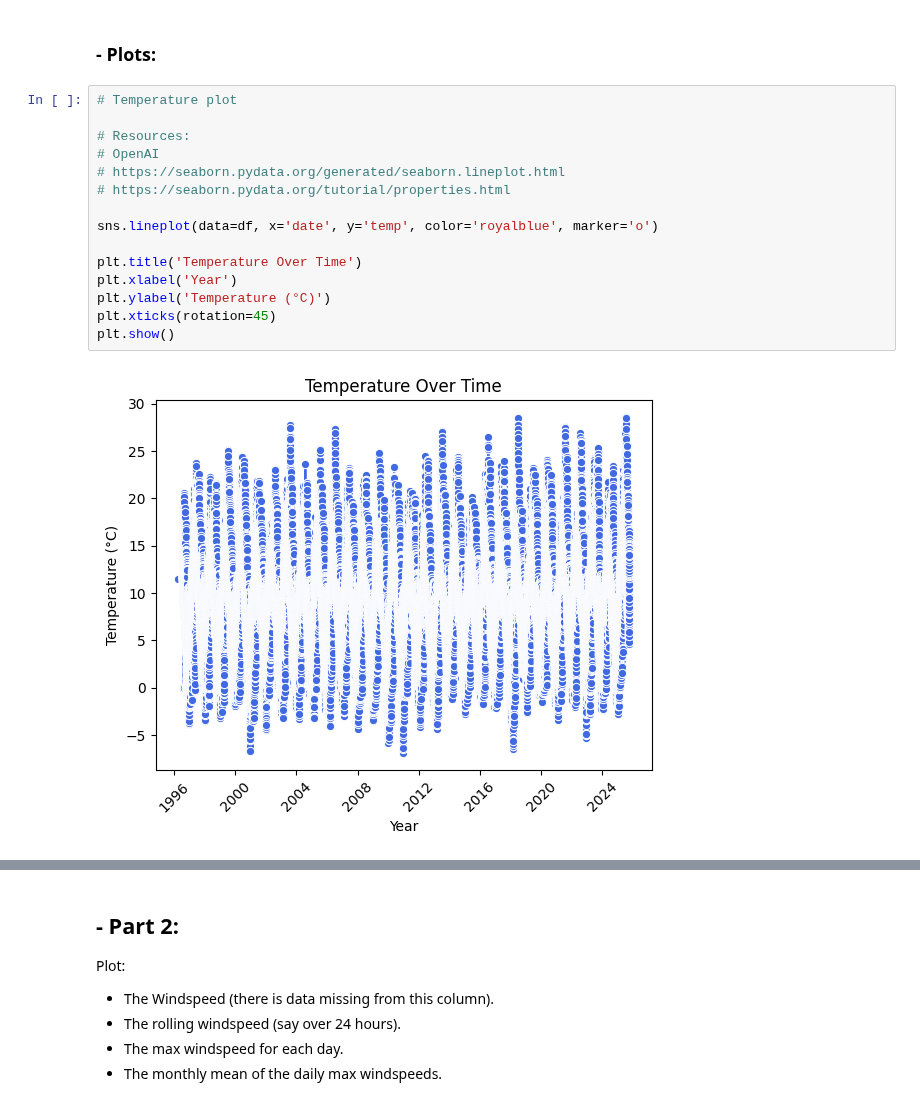
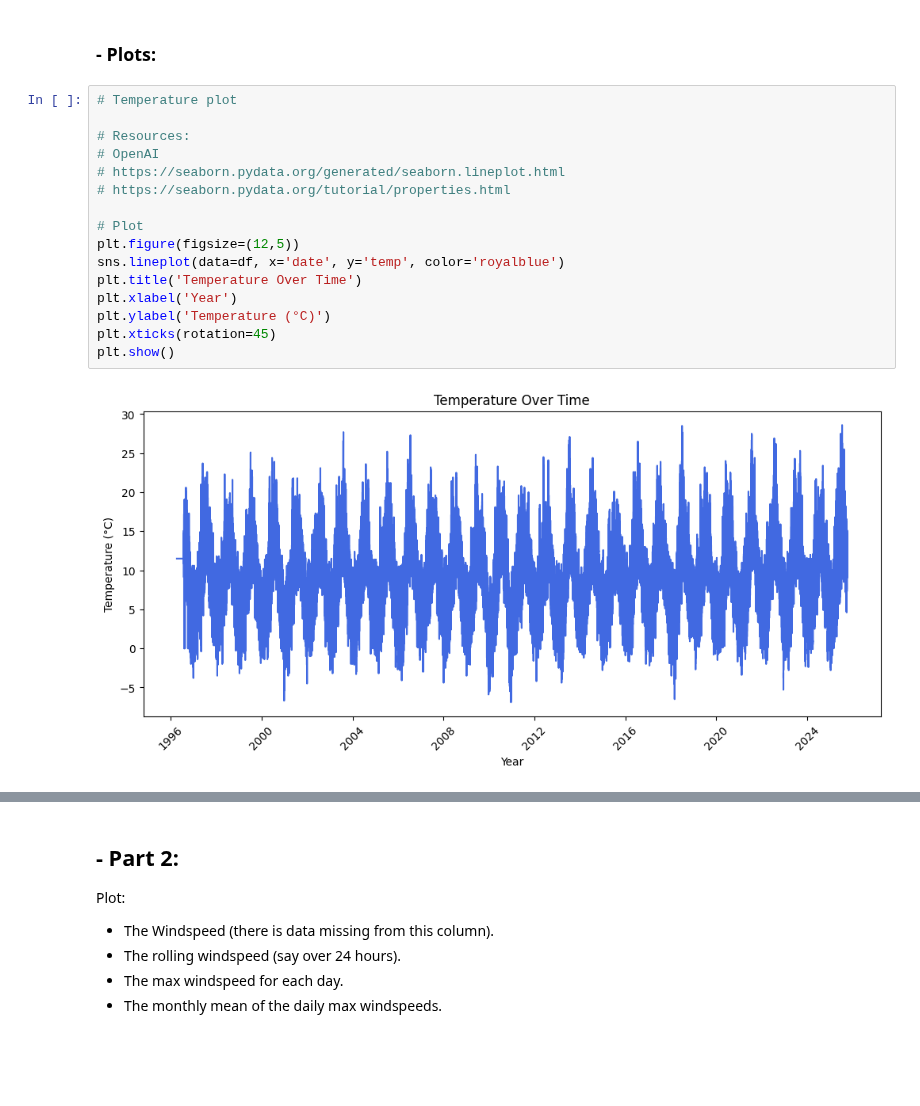
Before and after one commit to elainecazetta/programming-for-data-analytics, a Jupyter notebook: assignments/assignment06-weather.ipynb, the cells around one changed output, grey strips where cells are left out. Drawn from its saved outputs; the diff is of its cells as text; blank space fills up the shorter version.

```diff
--- a/assignments/assignment06-weather.ipynb
+++ b/assignments/assignment06-weather.ipynb
@@ -58,18 +62,19 @@ datetime64[ns]
 # %%
 # Temperature plot
 
 # Resources:
 # OpenAI
 # https://seaborn.pydata.org/generated/seaborn.lineplot.html
 # https://seaborn.pydata.org/tutorial/properties.html
 
-sns.lineplot(data=df, x='date', y='temp', color='royalblue', marker='o')
-
+# Plot
+plt.figure(figsize=(12,5))
+sns.lineplot(data=df, x='date', y='temp', color='royalblue')
 plt.title('Temperature Over Time')
 plt.xlabel('Year')
 plt.ylabel('Temperature (°C)')
 plt.xticks(rotation=45)
 plt.show()
 # %% [output]
-[figure, old version]
+[figure, new version]
 # %%
```
Also changed, not shown: parts of 9 cells of this notebook.
